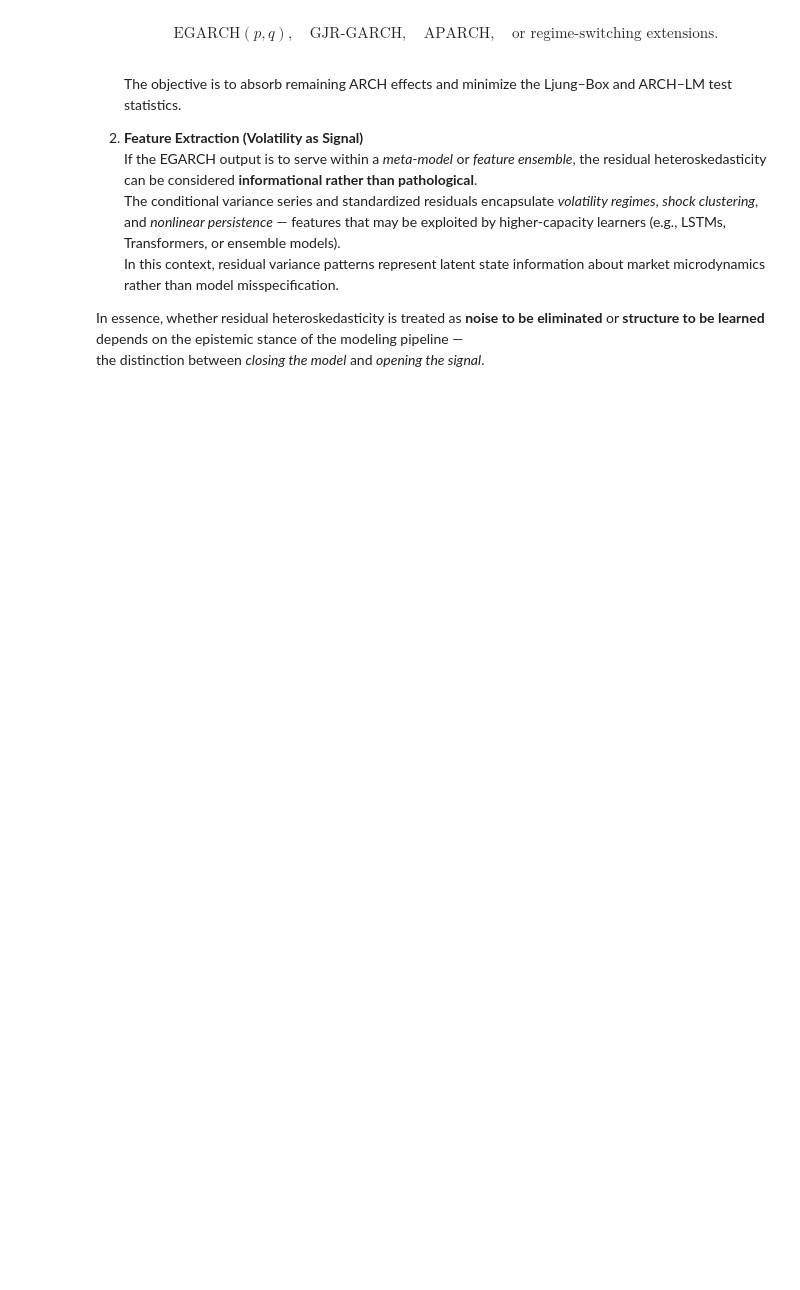
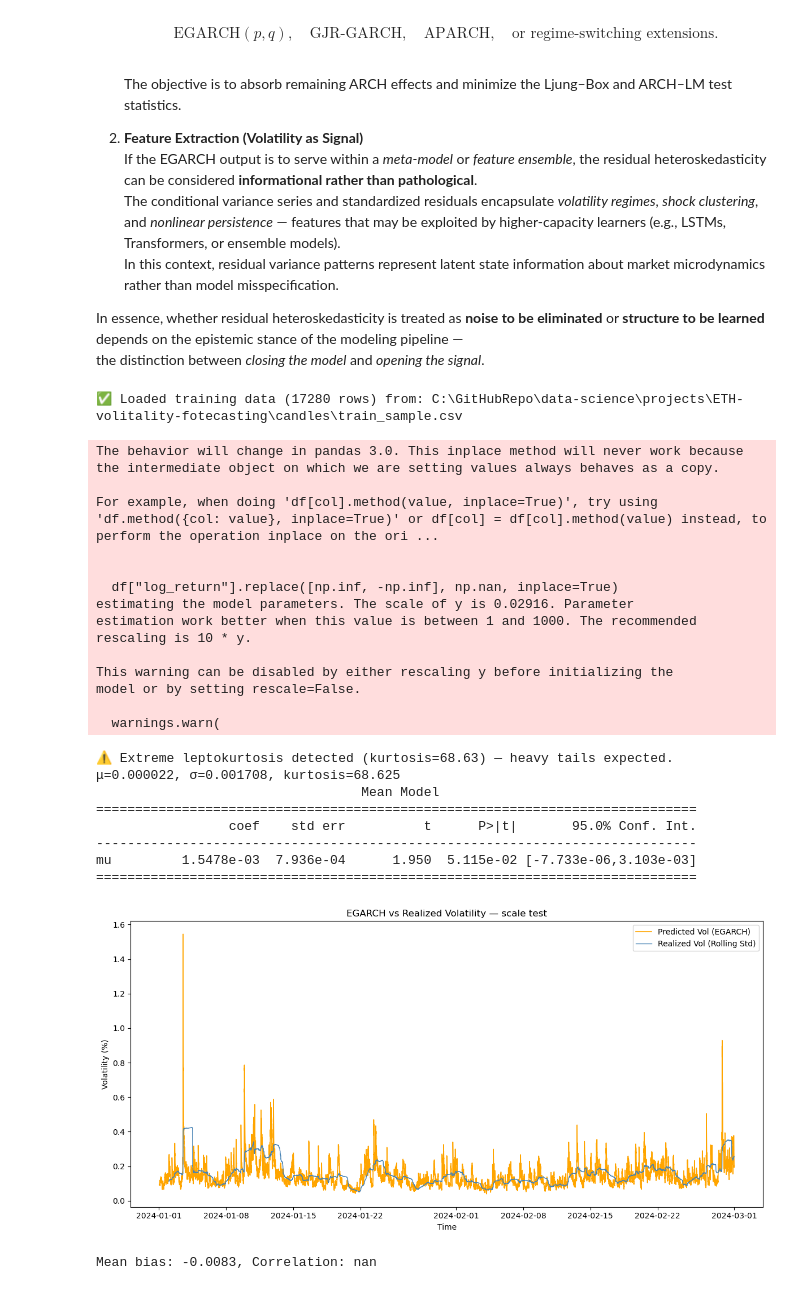
Before and after one commit to n00b0dyy/data-science, a Jupyter notebook: projects/ETH-volitality-fotecasting/notebooks/04_EGARCH_Diagnostics.ipynb, the cells around one changed output. Saved outputs shown, nothing was run; the diff lists cells and outputs as text; code cells hidden in the pictures; blank space fills up the shorter version.

```diff
--- a/projects/ETH-volitality-fotecasting/notebooks/04_EGARCH_Diagnostics.ipynb
+++ b/projects/ETH-volitality-fotecasting/notebooks/04_EGARCH_Diagnostics.ipynb
@@ -116,3 +116,79 @@ At this stage, the analytical trajectory bifurcates depending on the modeling ob
 
 In essence, whether residual heteroskedasticity is treated as **noise to be eliminated** or **structure to be learned** depends on the epistemic stance of the modeling pipeline —
 the distinction between *closing the model* and *opening the signal*.
+# %%
+import os
+import pandas as pd
+import numpy as np
+import matplotlib.pyplot as plt
+from arch import arch_model
+from src.feature_engineering import build_features
+
+# === 1️⃣ Poprawna ścieżka ===
+project_root = os.path.abspath(os.path.join(os.getcwd(), ".."))
+train_path = os.path.join(project_root, "candles", "train_sample.csv")
+
+df = pd.read_csv(train_path)
+df["open_time"] = pd.to_datetime(df["open_time"])
+df = df.sort_values("open_time").reset_index(drop=True)
+print(f"✅ Loaded training data ({df.shape[0]} rows) from: {train_path}")
+
+# === 2️⃣ Featury ===
+df, _, _, _ = build_features(df)
+returns = df["log_return"] * 100  # tu możesz zmieniać 100 → 1000 i obserwować efekt
+
+# === 3️⃣ EGARCH model ===
+model = arch_model(returns, vol="EGARCH", p=1, o=1, q=1, dist="t")
+res = model.fit(disp="off")
+
+print(res.summary().tables[1])
+
+# === 4️⃣ Wykres dopasowania ===
+predicted_vol = res.conditional_volatility
+realized_vol = df["log_return"].rolling(window=288).std() * 100
+
+n = min(len(predicted_vol), len(realized_vol))
+x = df["open_time"].iloc[-n:]
+y1 = predicted_vol.iloc[-n:]
+y2 = realized_vol.iloc[-n:]
+
+plt.figure(figsize=(12, 6))
+plt.plot(x, y1, color="orange", lw=1.2, label="Predicted Vol (EGARCH)")
+plt.plot(x, y2, color="steelblue", lw=1.0, label="Realized Vol (Rolling Std)")
+plt.legend()
+plt.title("EGARCH vs Realized Volatility — scale test")
+plt.ylabel("Volatility (%)")
+plt.xlabel("Time")
+plt.tight_layout()
+plt.show()
+
+# === 5️⃣ Statystyka dopasowania ===
+bias = (y1 - y2).mean()
+corr = np.corrcoef(y1, y2)[0, 1]
+print(f"\nMean bias: {bias:.4f}, Correlation: {corr:.3f}")
+# %% [output]
+✅ Loaded training data (17280 rows) from: C:\GitHubRepo\data-science\projects\ETH-volitality-fotecasting\candles\train_sample.csv
+The behavior will change in pandas 3.0. This inplace method will never work because the intermediate object on which we are setting values always behaves as a copy.
+
+For example, when doing 'df[col].method(value, inplace=True)', try using 'df.method({col: value}, inplace=True)' or df[col] = df[col].method(value) instead, to perform the operation inplace on the ori ...
+
+
+  df["log_return"].replace([np.inf, -np.inf], np.nan, inplace=True)
+estimating the model parameters. The scale of y is 0.02916. Parameter
+estimation work better when this value is between 1 and 1000. The recommended
+rescaling is 10 * y.
+
+This warning can be disabled by either rescaling y before initializing the
+model or by setting rescale=False.
+
+  warnings.warn(
+⚠️ Extreme leptokurtosis detected (kurtosis=68.63) — heavy tails expected.
+μ=0.000022, σ=0.001708, kurtosis=68.625
+                                  Mean Model
+=============================================================================
+                 coef    std err          t      P>|t|       95.0% Conf. Int.
+-----------------------------------------------------------------------------
+mu         1.5478e-03  7.936e-04      1.950  5.115e-02 [-7.733e-06,3.103e-03]
+=============================================================================
+[figure, added]
+Mean bias: -0.0083, Correlation: nan
```
Also changed, not shown: 4 other files.
